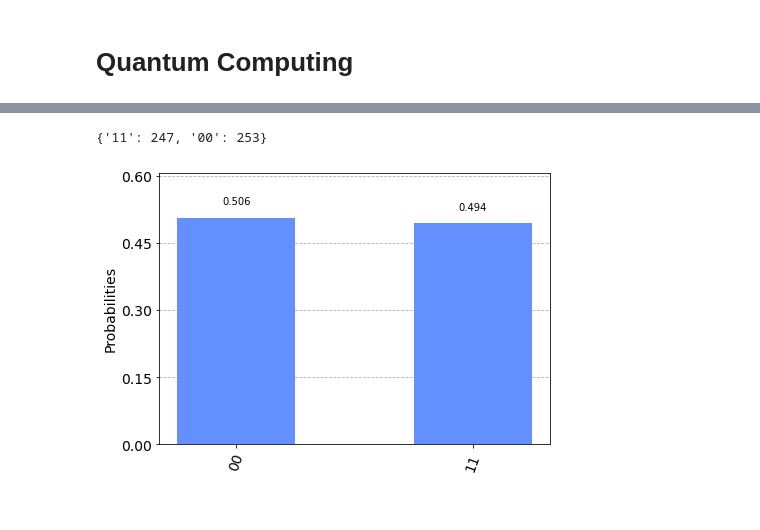
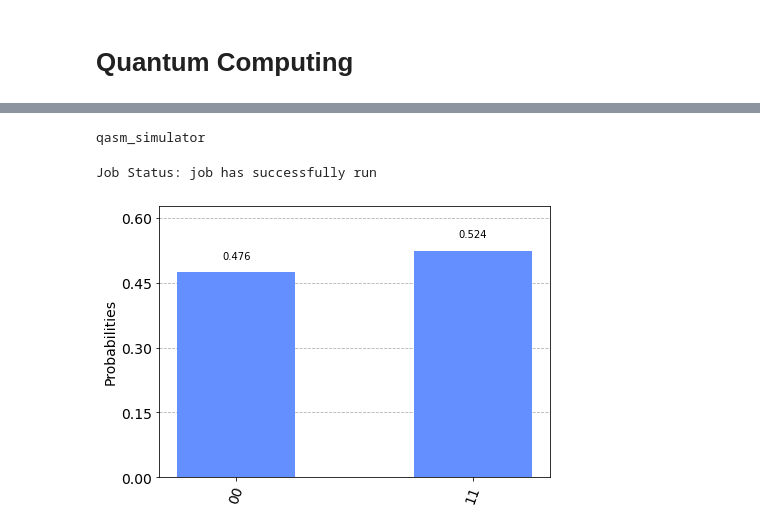
Before and after one commit to HenningBuhl/QuantumComputing, a Jupyter notebook: main.ipynb, the cells around one changed output, grey strips where cells are left out. Cells and saved outputs as stored; diff of their text form; code cells hidden in the pictures.

Commit message:
Added setup for running algorithms

```diff
--- a/main.ipynb
+++ b/main.ipynb
@@ -76,0 +24,3 @@ Job Status: job has successfully run
+# %%
+# Algorithm
+alg = DeutschOracle(args)
@@ -77,12 +32,16 @@ Job Status: job has successfully run
+# %%
+# Backend
+print(alg.backend)
+# %% [output]
+qasm_simulator
+# %%
+# Run
+result = alg.run()
+# %% [output]
+Job Status: job has successfully run
 # %%
-# Results
-result = job.result()
-counts = result.get_counts(circuit)
-print(counts)
+# Result
+counts = result.get_counts(alg.circuit)
+plot_histogram([counts])
 # %% [output]
-{'11': 247, '00': 253}
+[figure, added]
-# %%
-# Visualize
-plot_histogram([counts])
-# %% [output]
-[figure, removed]
```
Also changed, not shown: parts of 8 cells of this notebook, 5 other files.
